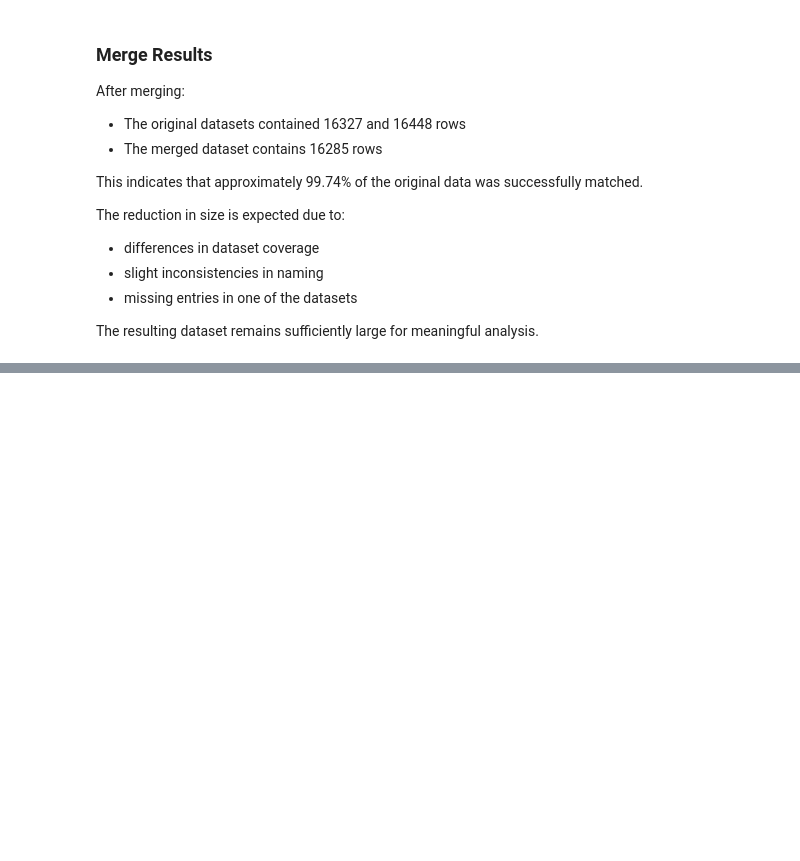
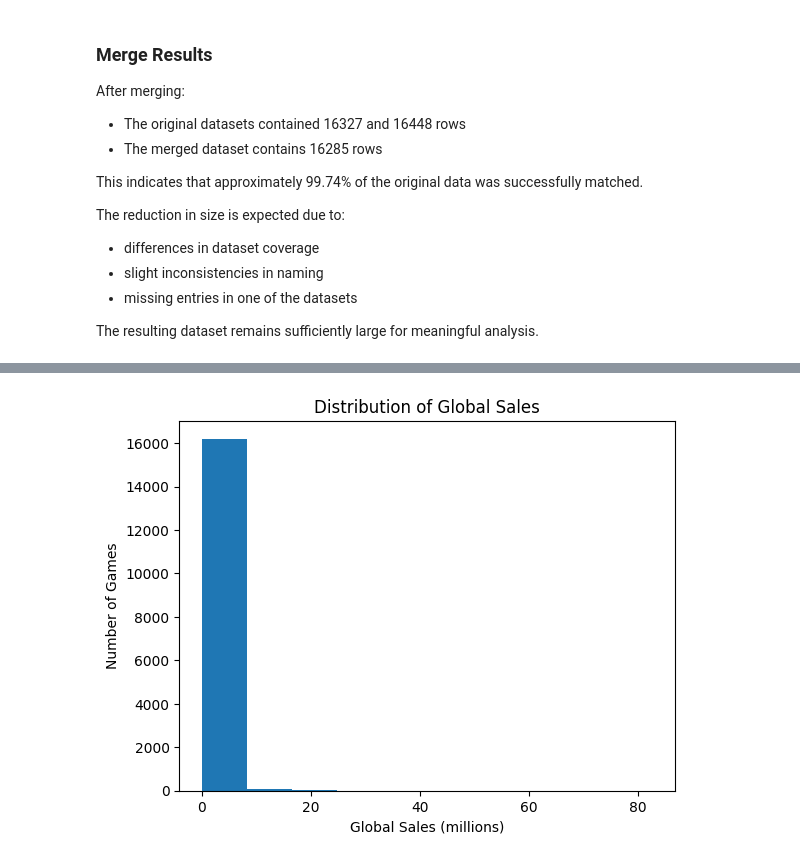
Before and after one commit to VenomRevenge/data-science-exam-video-game-success-analysis, a Jupyter notebook: video_games_analysis.ipynb, the cells around one changed output, grey strips where cells are left out. Drawn from its saved outputs; the diff is of its cells as text; code cells hidden in the pictures; blank space fills up the shorter version.

```diff
--- a/video_games_analysis.ipynb
+++ b/video_games_analysis.ipynb
@@ -529,0 +570,8 @@ The resulting dataset remains sufficiently large for meaningful analysis.
+# %%
+plt.hist(vg_data_merged["global_sales_vgsales"])
+plt.title("Distribution of Global Sales")
+plt.xlabel("Global Sales (millions)")
+plt.ylabel("Number of Games")
+plt.show()
+# %% [output]
+[figure, added]
```
Also changed, not shown: parts of 14 cells of this notebook.
